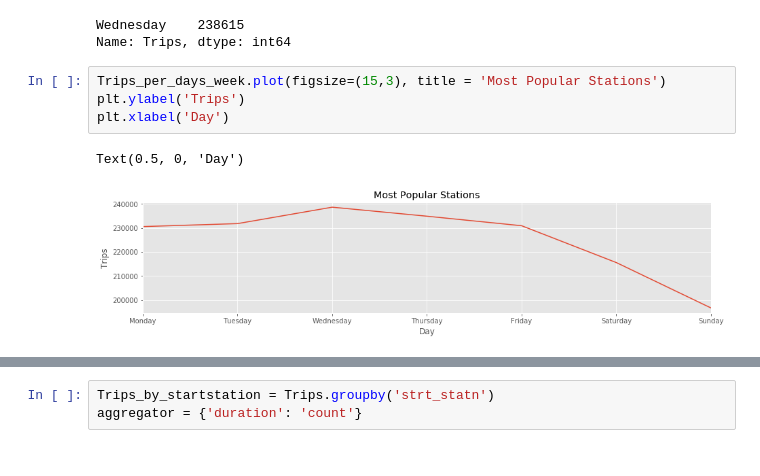
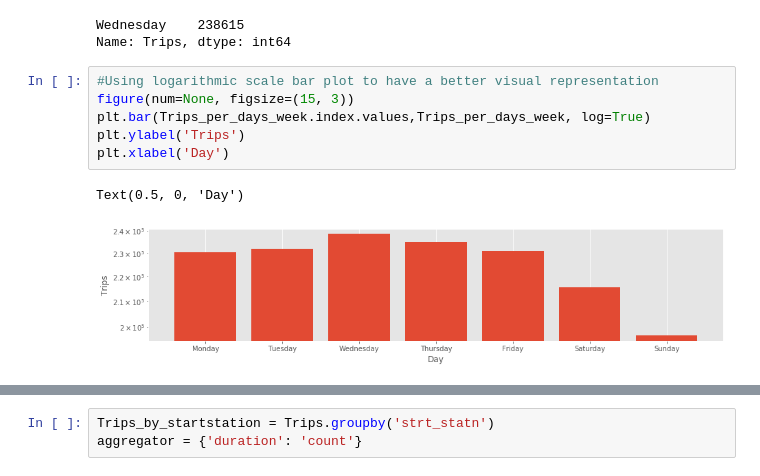
Before and after one commit to jisanos/Hubway-Data-Visualization-Challenge, a Jupyter notebook: Exam_Script.ipynb, the cells around one changed output, grey strips where cells are left out. Cells and saved outputs as stored; diff of their text form.

```diff
--- a/Exam_Script.ipynb
+++ b/Exam_Script.ipynb
@@ -225,12 +236,14 @@ Trips_per_days_week[Trips_per_days_week == Trips_per_days_week.max()]
 # %% [output]
 Wednesday    238615
 Name: Trips, dtype: int64
-# %%
-Trips_per_days_week.plot(figsize=(15,3), title = 'Most Popular Stations')
-plt.ylabel('Trips')
-plt.xlabel('Day')
-# %% [output]
-Text(0.5, 0, 'Day')
-[figure, removed]
+# %%
+#Using logarithmic scale bar plot to have a better visual representation
+figure(num=None, figsize=(15, 3))
+plt.bar(Trips_per_days_week.index.values,Trips_per_days_week, log=True)
+plt.ylabel('Trips')
+plt.xlabel('Day')
+# %% [output]
+Text(0.5, 0, 'Day')
+[figure, added]
 # %% [markdown]
 #### Which days of the week get the most Hubway traffic?
```
Also changed, not shown: parts of 11 cells of this notebook.
